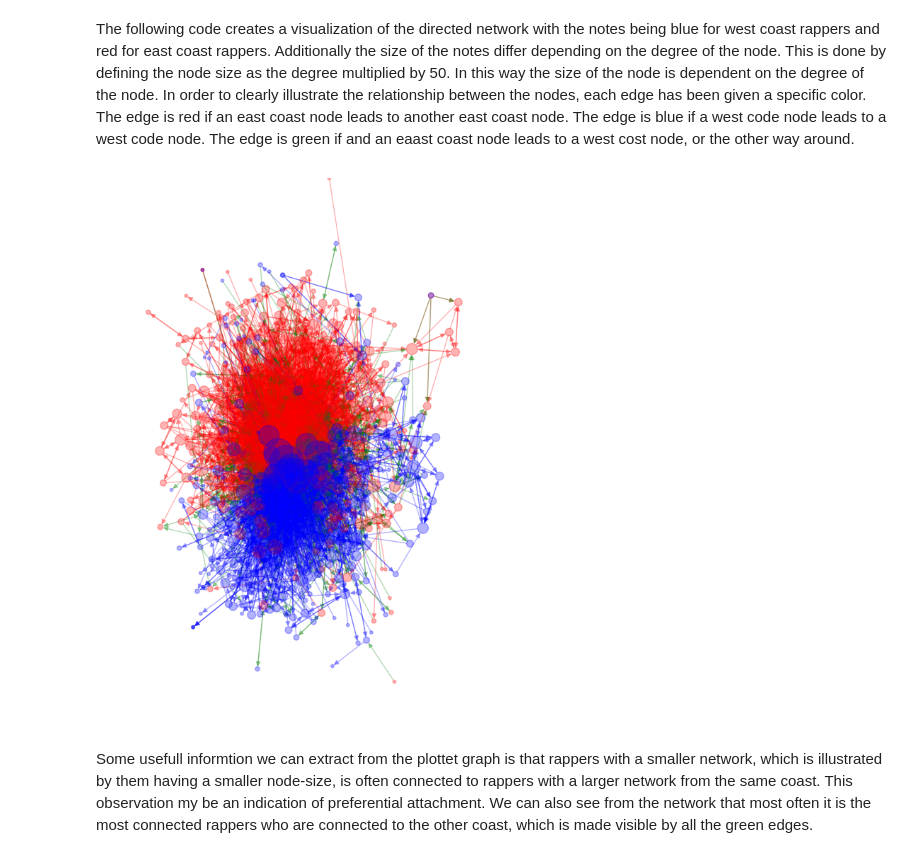
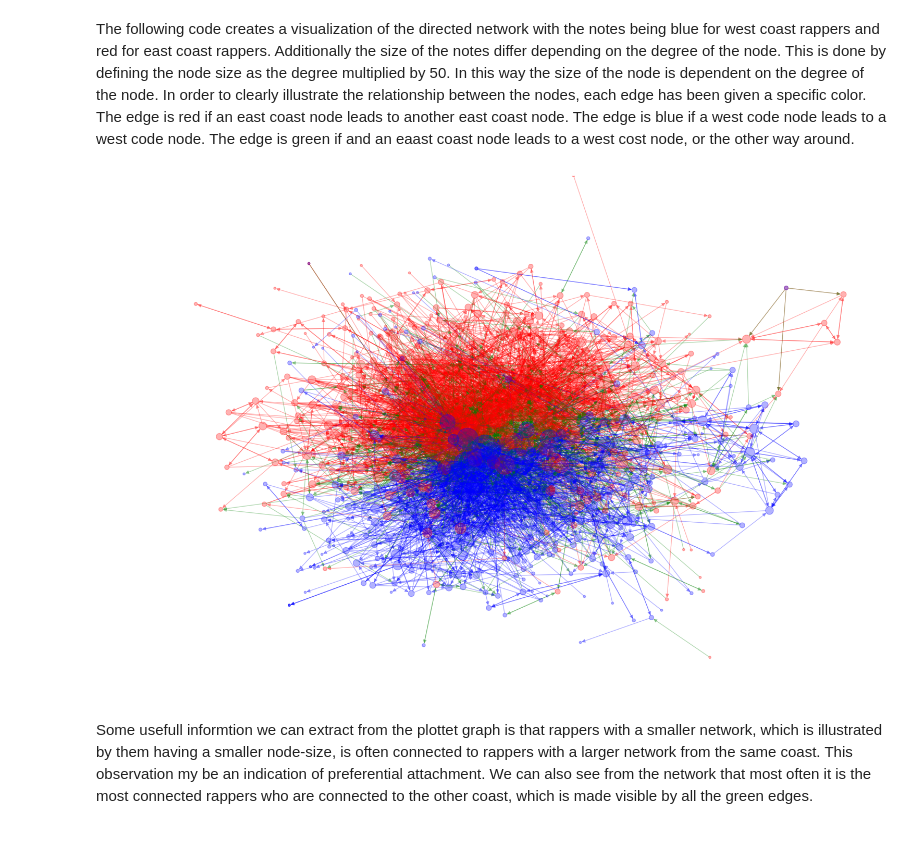
Before and after one commit to s185231/02805_SocialGraphs, a Jupyter notebook: Assignment2.ipynb, the cells around one changed output. Saved outputs shown, nothing was run; the diff lists cells and outputs as text; code cells hidden in the pictures.

```diff
--- a/Assignment2.ipynb
+++ b/Assignment2.ipynb
@@ -291,35 +291,34 @@ for u, v in g.edges():
         edge_colors.append("Red")
     elif g.nodes[u]["coast"] == "WestCoast" and g.nodes[v]["coast"] == "WestCoast":
         edge_colors.append("Blue")
     else:
         edge_colors.append("Green")
 
 
 #Plot figure
 plt.figure(figsize=(15, 10))
 
 
 
 # Choose a layout algorithm
 pos = nx.kamada_kawai_layout(g)
 
 
 #Draw the graph
-plt.subplot(1, 2, 1)
 nx.draw(g, pos, node_color=node_colors, with_labels=False, node_size=node_sizes, edge_color=edge_colors, alpha=0.3)
 
 
 
 #Set axis/zoom in or out
 x_min, x_max = -1, 1
 y_min, y_max = -1, 1
 plt.xlim(x_min, x_max)
 plt.ylim(y_min, y_max)
 
 #show figure
 plt.show()
 # %% [output]
-[figure, old version]
+[figure, new version]
 # %% [markdown]
 Some usefull informtion we can extract from the plottet graph is that rappers with a smaller network, which is illustrated by them having a smaller node-size, is often connected to rappers with a larger network from the same coast. This observation my be an indication of preferential attachment. We can also see from the network that most often it is the most connected rappers who are connected to the other coast, which is made visible by all the green edges.
 # %% [markdown]
```
